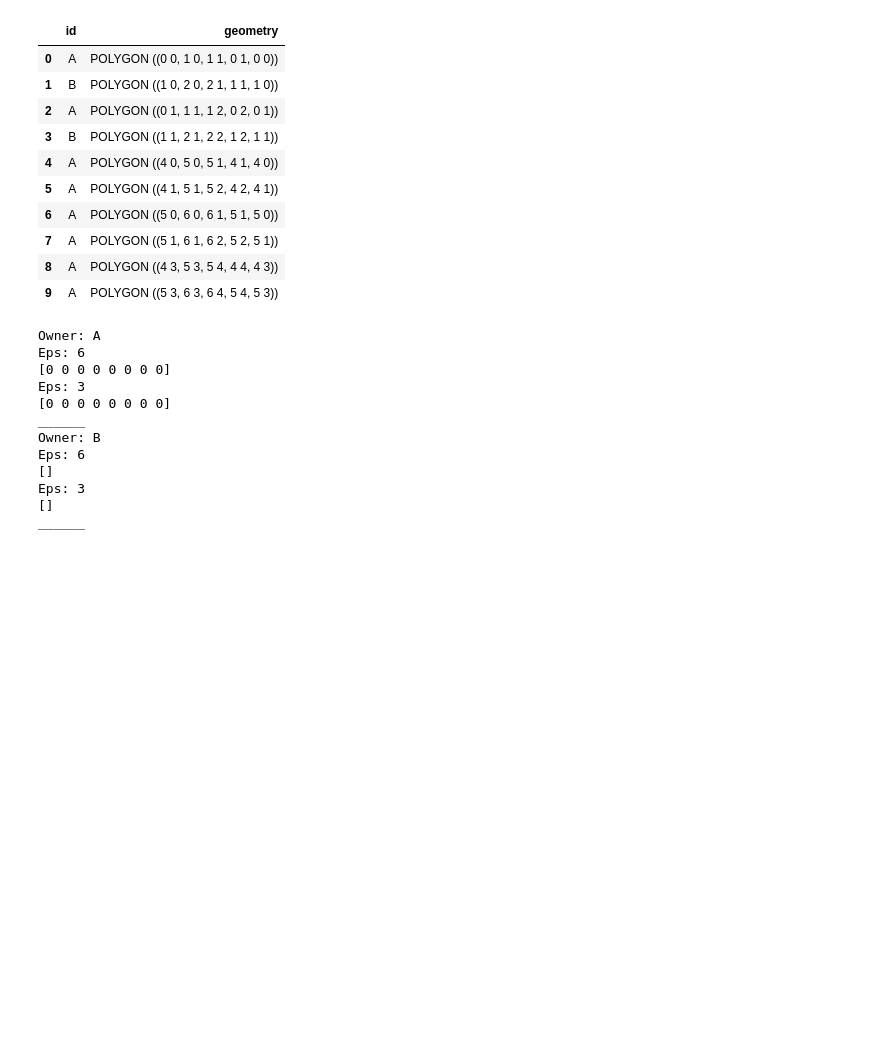
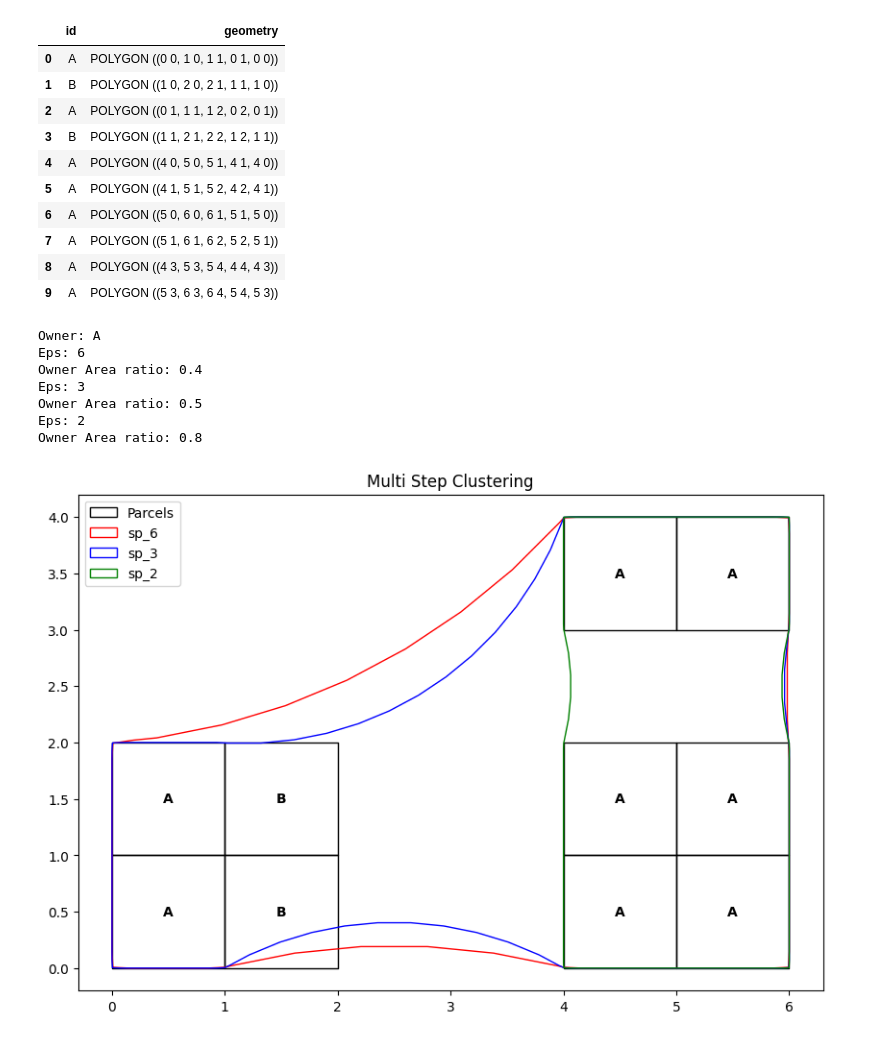
Before and after one commit to abreunig-clgx/superparcels, a Jupyter notebook: clustering/mre/multistep_eps.ipynb, the cells around one changed output. Saved outputs shown, nothing was run; the diff lists cells and outputs as text; code cells hidden in the pictures; blank space fills up the shorter version.

```diff
--- a/clustering/mre/multistep_eps.ipynb
+++ b/clustering/mre/multistep_eps.ipynb
@@ -52,11 +55,13 @@ candidate_parcels
 | 9 | A | POLYGON ((5 3, 6 3, 6 4, 5 4, 5 3)) |
 # %%
 # multi step eps
-eps_list = [6, 3]
-
+eps_list = [6, 3, 2, 1]
+color_list = ['red', 'blue', 'green', 'yellow']
+AREA_RATIO_THRESHOLD = 0.7
 for owner in candidate_parcels['id'].unique():
     print(f'Owner: {owner}')
     owner_parcels = candidate_parcels[candidate_parcels['id'] == owner]
+
     for eps in eps_list:
         print(f'Eps: {eps}')
         clusters = cluster.build_owner_clusters(
@@ -65,18 +70,69 @@ for owner in candidate_parcels['id'].unique():
             eps=eps
         )
 
-        print(clusters)
-    print('______')
+        if len(clusters) == 0: # EMPTY: NO CLUSTERS
+            continue
+
+        owner_parcels['cluster'] = clusters # clustert ID
+
+        owner_parcels['cluster_area'] = owner_parcels['geometry'].area
+        owner_parcels['cluster_area'] = owner_parcels['cluster_area'].astype(int)
+
+        counts = owner_parcels['cluster'].value_counts() # pd.series of cluster counts
+
+        outlier_ids, clean_counts = utils.segregate_outliers(counts, -1)
+
+        cluster_filter = utils.remove_from_df(
+            df=owner_parcels,
+            list_of_ids=outlier_ids,
+            field='cluster'
+        )
+
+        if len(cluster_filter) > 0:
+            # calcualte total area
+            total_area = cluster_filter.groupby('cluster')['cluster_area'].sum()
+
+            # add attributes
+            cluster_filter = utils.add_attributes(
+                cluster_filter,
+                pcount=cluster_filter['cluster'].map(clean_counts),
+                p_area=cluster_filter['cluster'].map(total_area),
+            )
+            cluster_filter = cluster_filter[['id', 'cluster', 'pcount', 'p_area', 'geometry']]
+
+        sp = superparcels.build_superparcels(
+            cluster_filter,
+            buffer=eps,
+            dissolve_by='cluster'
+        )
+        sp_color = color_list[eps_list.index(eps)]
+        sp['sp_area'] = sp['geometry'].area
+        sp['area_ratio'] = np.round(sp['p_area'] / sp['sp_area'],1)
+        sp['type'] = f'sp_{eps}'
+
+        # add to map
+        m.add_gdf(
+            sp,
+            layer=sp['type'].values[0],
+            style={'facecolor': 'none', 'edgecolor':sp_color},
+
+        )
+
+        owner_area_ratio = sp['area_ratio'].values[0]
+        print(f'Owner Area ratio: {owner_area_ratio}')
+        if owner_area_ratio >= AREA_RATIO_THRESHOLD:
+            break  # success, move to next owner
+
+    break # Only test owner A
 # %% [output]
 Owner: A
 Eps: 6
-[0 0 0 0 0 0 0 0]
+Owner Area ratio: 0.4
 Eps: 3
-[0 0 0 0 0 0 0 0]
-______
-Owner: B
-Eps: 6
-[]
-Eps: 3
-[]
-______
+Owner Area ratio: 0.5
+Eps: 2
+Owner Area ratio: 0.8
+# %%
+m.plot()
+# %% [output]
+[figure, added]
```
Also changed, not shown: parts of 2 cells of this notebook, 5 other files.
